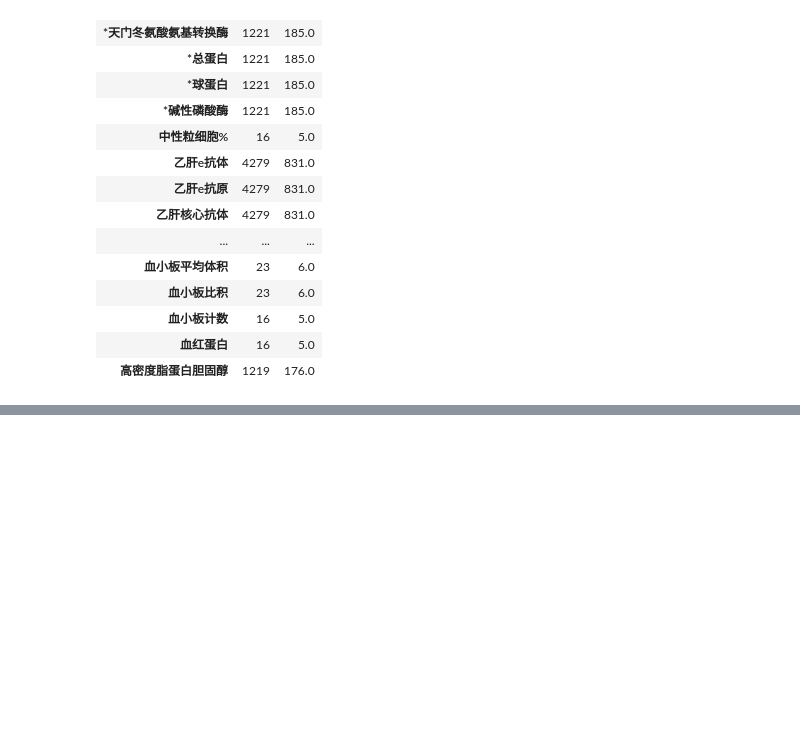
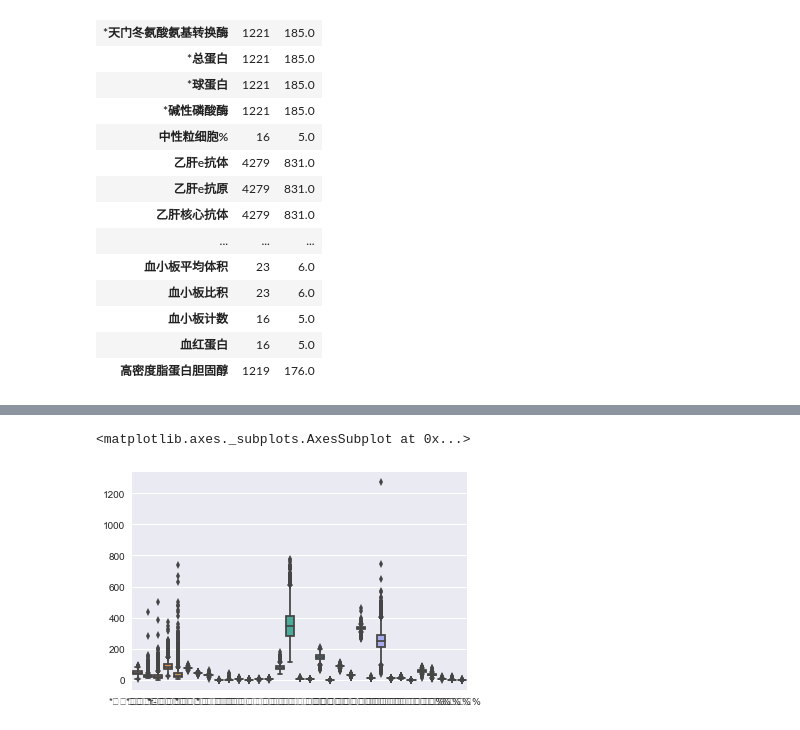
Before and after one commit to zspo/MyKaggleLearning, a Jupyter notebook: TianChi_Medical_Treatment/code/medical_demo.ipynb, the cells around one changed output, grey strips where cells are left out. Drawn from its saved outputs; the diff is of its cells as text; code cells hidden in the pictures; blank space fills up the shorter version.

```diff
--- a/TianChi_Medical_Treatment/code/medical_demo.ipynb
+++ b/TianChi_Medical_Treatment/code/medical_demo.ipynb
@@ -46,3 +53,13 @@ NAs[NAs.sum(axis=1) > 0]
 | 血小板计数 | 16 | 5.0 |
 | 血红蛋白 | 16 | 5.0 |
 | 高密度脂蛋白胆固醇 | 1219 | 176.0 |
+# %%
+train_labels = train.pop('血糖')
+# sns.distplot(train_labels)
+features = pd.concat([train, test],keys=['train','test'])
+# %%
+print(features.shape)
+# 剔除缺失过多的特征
+features.drop(['id','体检日期', '乙肝e抗体', '乙肝e抗原', '乙肝核心抗体', '乙肝表面抗体', '乙肝表面抗原'],axis=1,inplace=True)
+print(features.shape)
+features.describe()
@@ -48,0 +79,5 @@ NAs[NAs.sum(axis=1) > 0]
+# %%
+sns.boxplot(data=features)
+# %% [output]
+<matplotlib.axes._subplots.AxesSubplot at 0x...>
+[figure, added]
```
Also changed, not shown: parts of 17 cells of this notebook, 2 other files.
